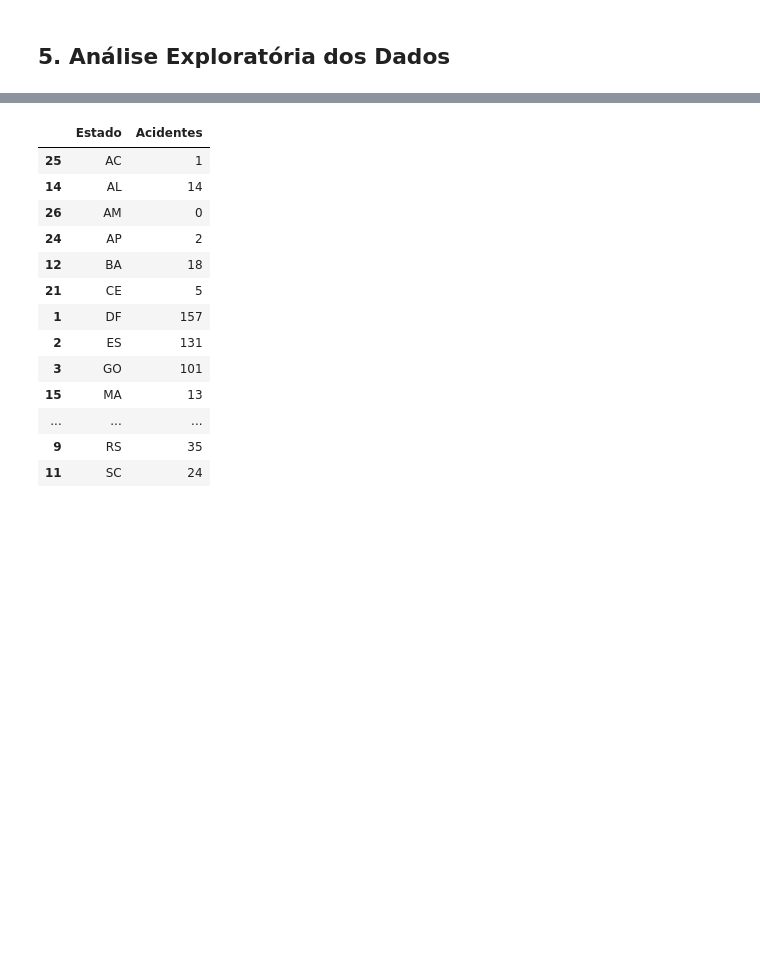
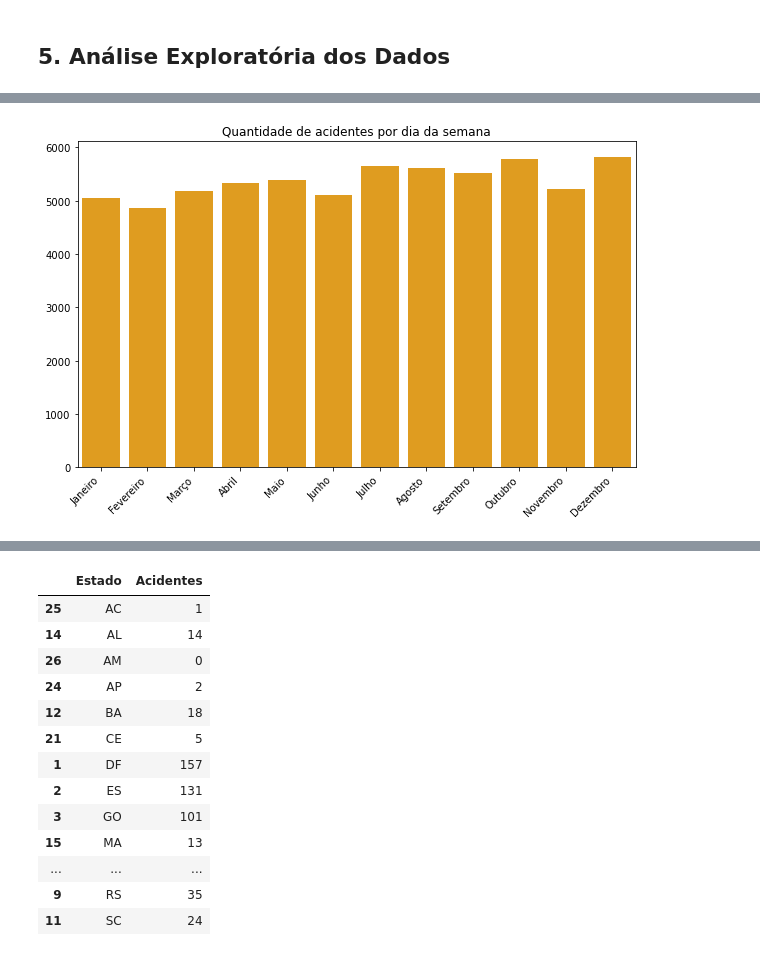
Before and after one commit to ciziks/traffic-accident-analysis, a Jupyter notebook: traffic-analysis.ipynb, the cells around one changed output, grey strips where cells are left out. Saved outputs shown, nothing was run; the diff lists cells and outputs as text; code cells hidden in the pictures; blank space fills up the shorter version.

```diff
--- a/traffic-analysis.ipynb
+++ b/traffic-analysis.ipynb
@@ -119,0 +209,13 @@ len(datatran_df)
+# %%
+plt.figure(figsize=(10, 6))
+
+sns.barplot(x=datatran_df['mes'].value_counts().index,
+            y=datatran_df['mes'].value_counts().tolist(),
+            color = 'orange',
+            order = list(meses_em_portugues.values()))
+
+plt.xticks(rotation=45, ha='right')
+plt.title("Quantidade de acidentes por dia da semana")
+plt.show()
+# %% [output]
+[figure, added]
```
Also changed, not shown: parts of 26 cells of this notebook.
